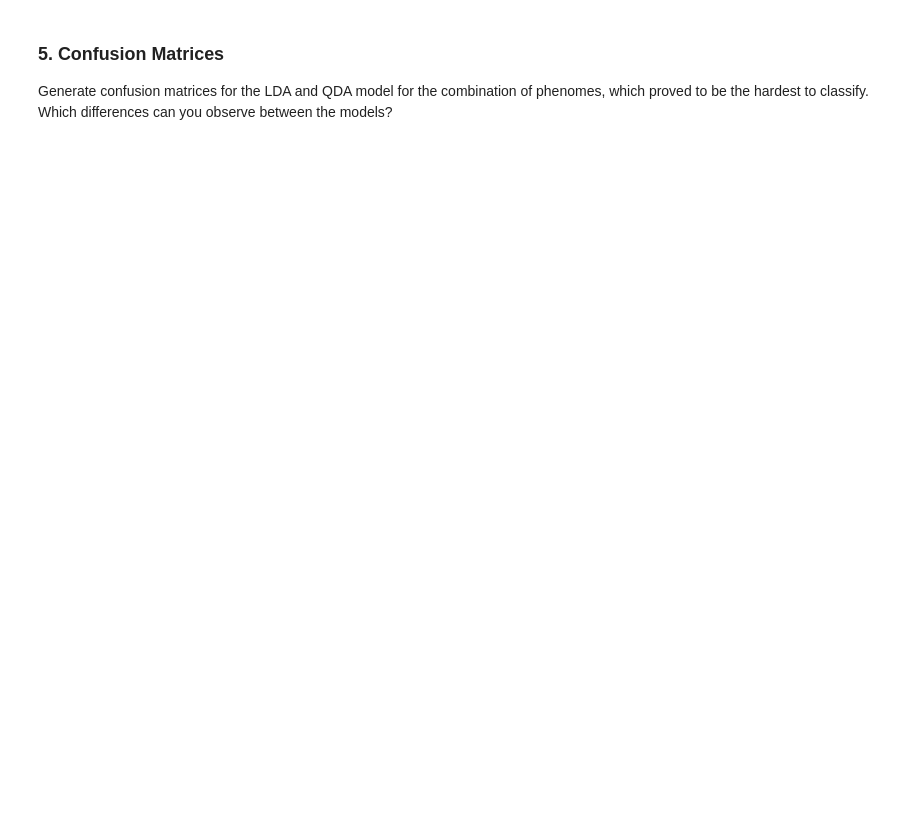
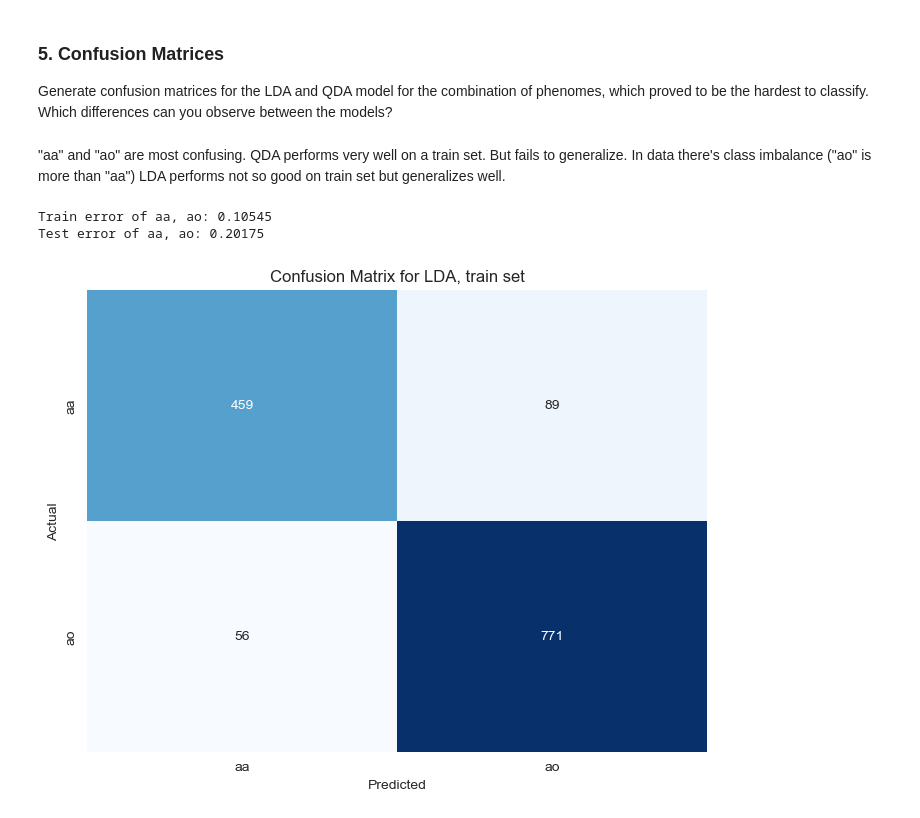
Before and after one commit to enorenio/hws_ws23, a Jupyter notebook: eml_hw_2/Practical_Problem_1.ipynb, the cells around one changed output. Saved outputs shown, nothing was run; the diff lists cells and outputs as text; code cells hidden in the pictures; blank space fills up the shorter version.

```diff
--- a/eml_hw_2/Practical_Problem_1.ipynb
+++ b/eml_hw_2/Practical_Problem_1.ipynb
@@ -7,11 +52,14 @@ import matplotlib.pyplot as plt
 Load the phoneme dataset using Pandas
 # %%
 data = pd.read_csv('data/phoneme.csv')
-print(data)
 
-# TODO
 # Split the dataset into a train and test dataset according to column "speaker".
+trainDataFrame, testDataFrame = train_test_split(data, test_size=0.2, stratify=data['speaker'], random_state=42)
+
 # Be sure to exclude row number, "speaker" and response columns from your features.
+excludedColumns = ['row.names', 'speaker']
+trainDataFrame = trainDataFrame.drop(columns=excludedColumns)
+testDataFrame = testDataFrame.drop(columns=excludedColumns)
 # %% [markdown]
 ### 2. LDA modelling
 Fit an LDA model. Compute and report the train and test error.
@@ -18,2 +69,16 @@ Fit an LDA model. Compute and report the train and test error.
 # %%
-# TODO
+predColumn = 'g'
+xTrain, xTest, yTrain, yTest = trainDataFrame.drop(predColumn, axis=1), testDataFrame.drop(predColumn, axis=1), trainDataFrame[predColumn], testDataFrame[predColumn]
+
+lda = LinearDiscriminantAnalysis()
+
+lda.fit(xTrain, yTrain)
+
+yTrainPred = lda.predict(xTrain)
+yTestPred = lda.predict(xTest)
+
+trainAccuracy = accuracy_score(yTrain, yTrainPred)
+testAccuracy = accuracy_score(yTest, yTestPred)
+
+print(f"Training error: {1 - trainAccuracy:.2f}")
+print(f"Test error: {1 - testAccuracy:.2f}")
@@ -30,5 +241,25 @@ Repeat steps (2) and (4) using QDA and report your findings. What model do you p
 # %% [markdown]
 ### 5. Confusion Matrices
 Generate confusion matrices for the LDA and QDA model for the combination of phenomes, which proved to be the hardest to classify. Which differences can you observe between the models?
+# %% [markdown]
+"aa" and "ao" are most confusing.
+QDA performs very well on a train set. But fails to generalize.
+In data there's class imbalance ("ao" is more than "aa")
+LDA performs not so good on train set but generalizes well.
 # %%
-# TODO
+res_lda = getLDAerror('aa', 'ao', returnPred=True)
+y_true, y_pred = np.array(res_lda['y_train']), np.array(res_lda['y_train_pred'])
+
+cm_lda = confusion_matrix(y_true, y_pred)
+
+plt.figure(figsize=(8, 6))
+sns.heatmap(cm_lda, annot=True, fmt="d", cmap="Blues", cbar=False,
+            xticklabels=np.unique(y_true), yticklabels=np.unique(y_true))
+plt.xlabel('Predicted')
+plt.ylabel('Actual')
+plt.title('Confusion Matrix for LDA, train set')
+plt.show()
+# %% [output]
+Train error of aa, ao: 0.10545
+Test error of aa, ao: 0.20175
+[figure, added]
```
Also changed, not shown: parts of 15 cells of this notebook, 1 other file.
